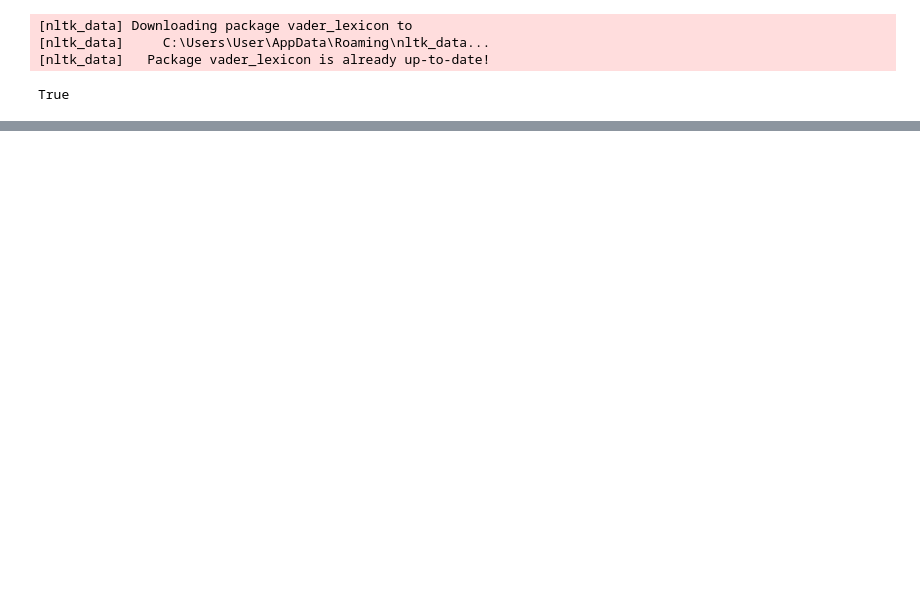
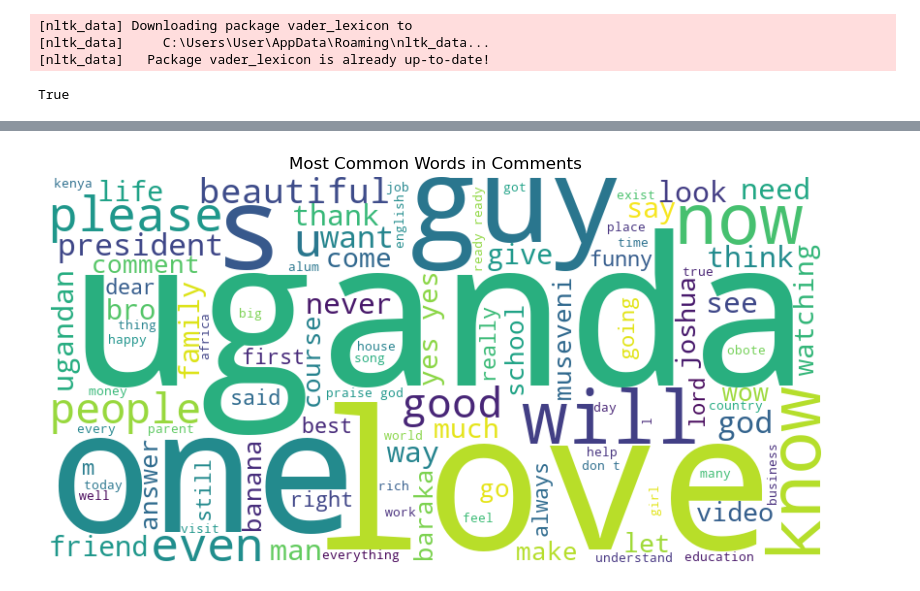
Before and after one commit to Kevin-1chuli/Sentiment_Analysis, a Jupyter notebook: tiktok.ipynb, the cells around one changed output, grey strips where cells are left out. Cells and saved outputs as stored; diff of their text form; code cells hidden in the pictures; blank space fills up the shorter version.

```diff
--- a/tiktok.ipynb
+++ b/tiktok.ipynb
@@ -564,0 +732,14 @@ plt.show()
+# %%
+from wordcloud import WordCloud
+
+# Use translated English text
+all_text = ' '.join(df['text_en'].astype(str))
+wordcloud = WordCloud(width=800, height=400, background_color='white', max_words=100).generate(all_text)
+
+plt.figure(figsize=(10,6))
+plt.imshow(wordcloud, interpolation='bilinear')
+plt.axis('off')
+plt.title('Most Common Words in Comments')
+plt.show()
+# %% [output]
+[figure, added]
```
Also changed, not shown: parts of 13 cells of this notebook.
